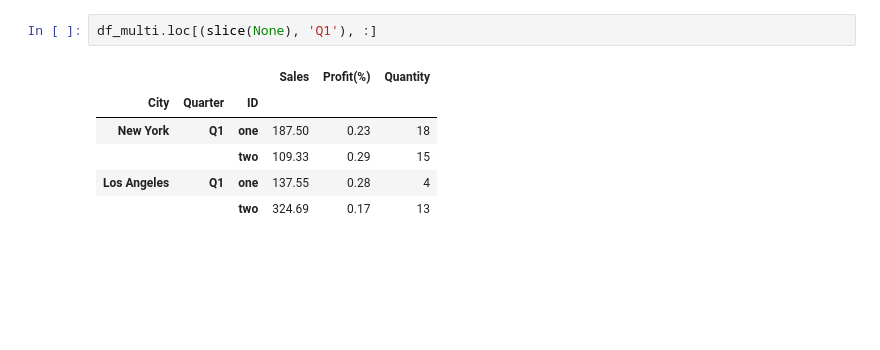
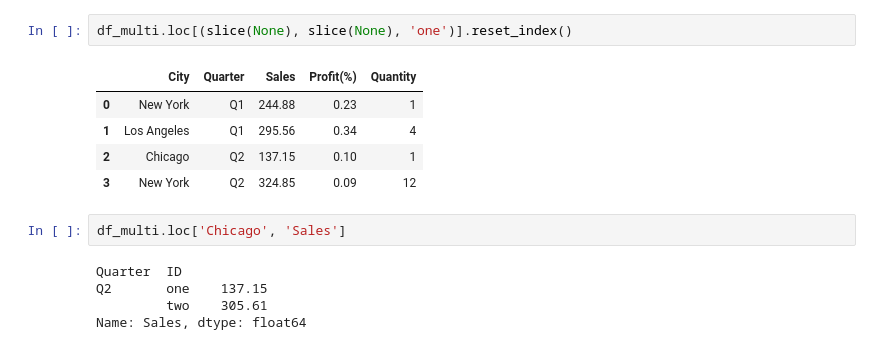
Before and after one commit to kulsoom66/AI-DS---Nafadh-Bootcamp, a Jupyter notebook: Advance Pandas Codes/Multi-Indexing.ipynb, the cells around one changed output. Cells and saved outputs as stored; diff of their text form; blank space fills up the shorter version.

```diff
--- a/Advance Pandas Codes/Multi-Indexing.ipynb
+++ b/Advance Pandas Codes/Multi-Indexing.ipynb
@@ -45,10 +84,16 @@ Quantity      18.00
 Name: (New York, Q1, one), dtype: float64
 # %%
-df_multi.loc[(slice(None), 'Q1'), :]
+df_multi.loc[(slice(None), slice(None), 'one')].reset_index()
 # %% [output]
-|  |  |  | Sales | Profit(%) | Quantity |
-| City | Quarter | ID |  |  |  |
-| New York | Q1 | one | 187.50 | 0.23 | 18 |
-|  |  | two | 109.33 | 0.29 | 15 |
-| Los Angeles | Q1 | one | 137.55 | 0.28 | 4 |
-|  |  | two | 324.69 | 0.17 | 13 |
+|  | City | Quarter | Sales | Profit(%) | Quantity |
+| 0 | New York | Q1 | 244.88 | 0.23 | 1 |
+| 1 | Los Angeles | Q1 | 295.56 | 0.34 | 4 |
+| 2 | Chicago | Q2 | 137.15 | 0.10 | 1 |
+| 3 | New York | Q2 | 324.85 | 0.09 | 12 |
+# %%
+df_multi.loc['Chicago', 'Sales']
+# %% [output]
+Quarter  ID
+Q2       one    137.15
+         two    305.61
+Name: Sales, dtype: float64
```
Also changed, not shown: parts of 23 cells of this notebook, 2 other files.
